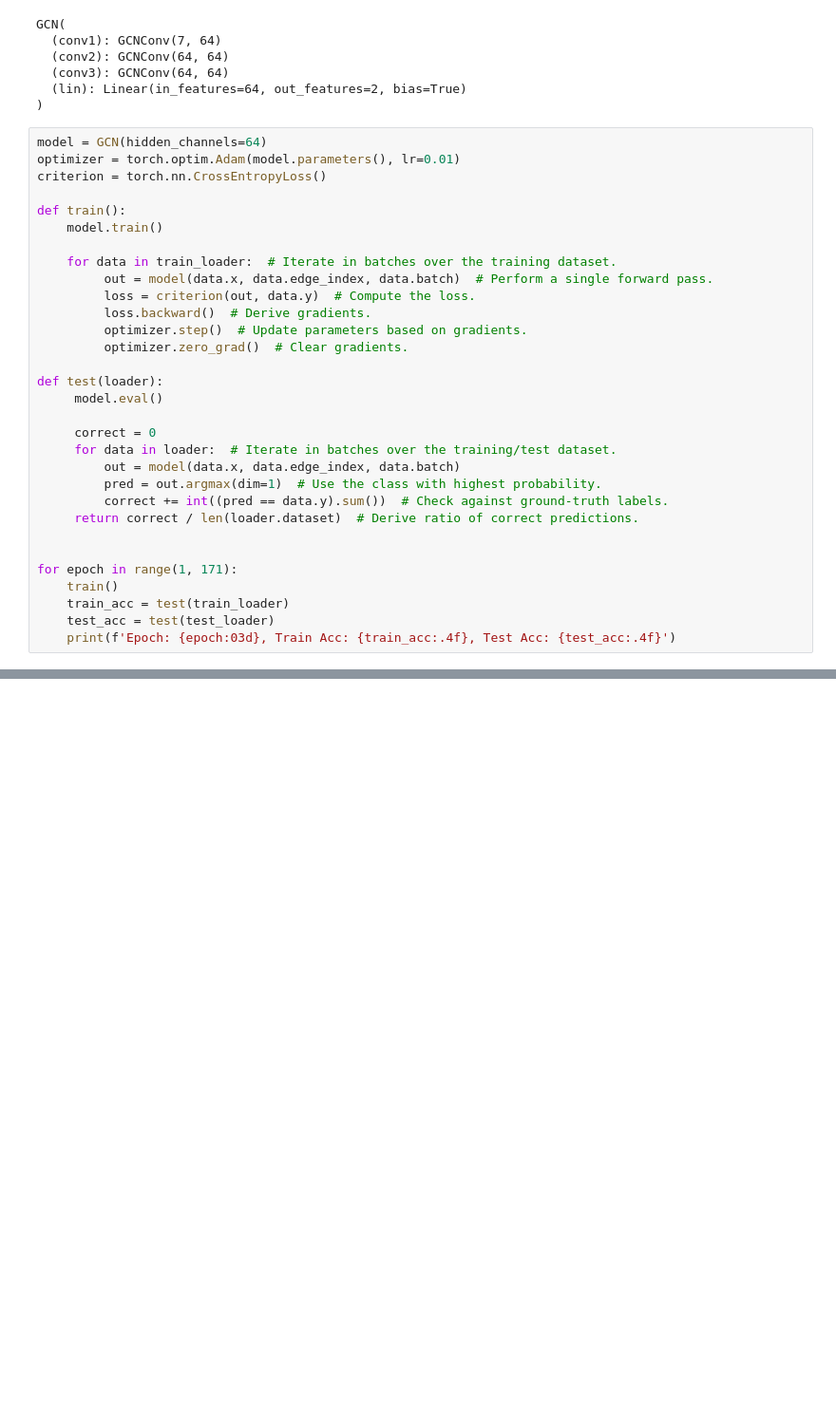
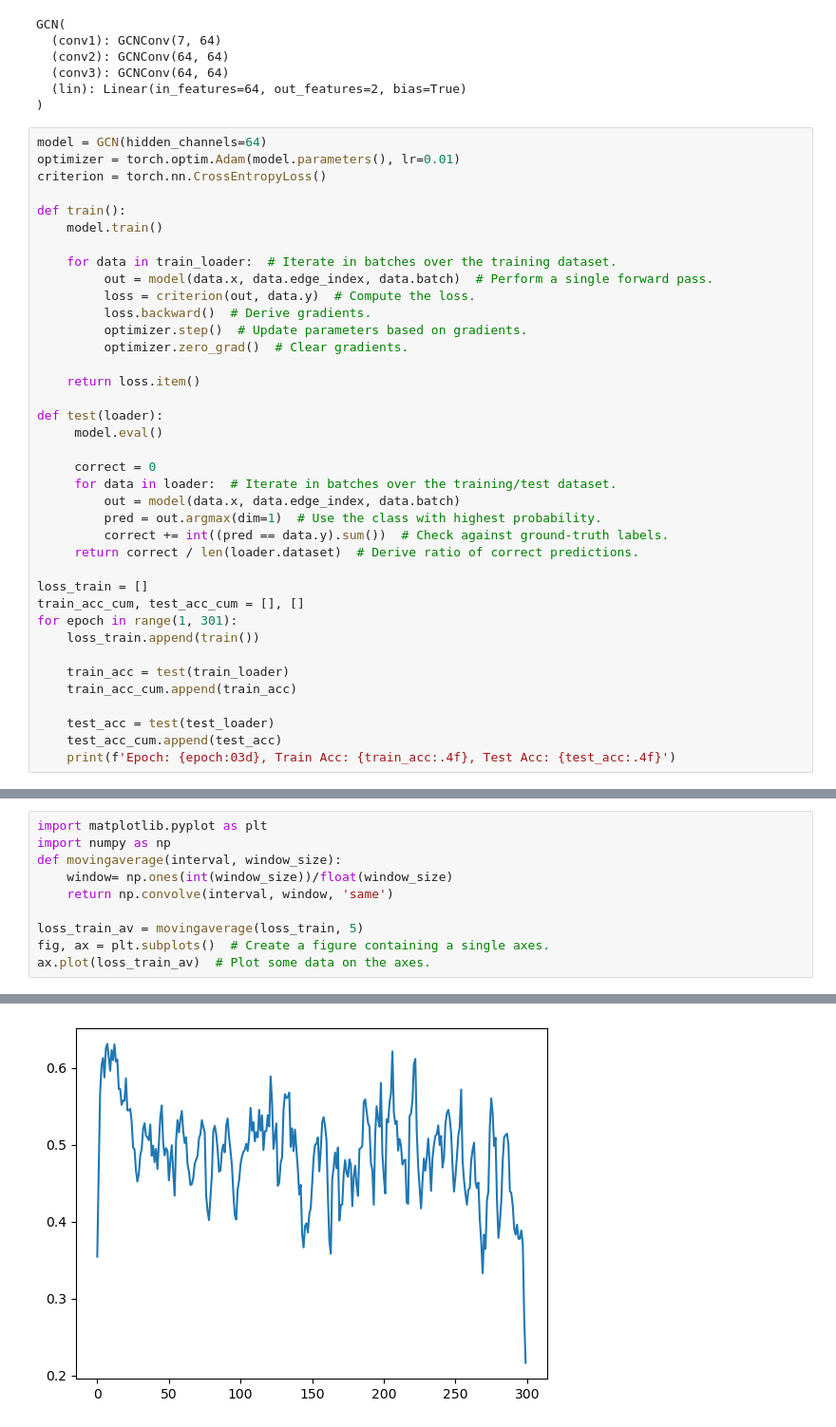
Before and after one commit to aehrlich1/pytorch_geometric_tutorials, a Jupyter notebook: 3_Graph_Classification.ipynb, the cells around one changed output, grey strips where cells are left out. Shown at 95% size. Drawn from its saved outputs; the diff is of its cells as text; blank space fills up the shorter version.

Commit message:
plot loss and accuracy over epochs

```diff
--- a/3_Graph_Classification.ipynb
+++ b/3_Graph_Classification.ipynb
@@ -164,6 +164,8 @@ def train():
          optimizer.step()  # Update parameters based on gradients.
          optimizer.zero_grad()  # Clear gradients.
 
+    return loss.item()
+
 def test(loader):
      model.eval()
 
@@ -174,11 +176,16 @@ def test(loader):
          correct += int((pred == data.y).sum())  # Check against ground-truth labels.
      return correct / len(loader.dataset)  # Derive ratio of correct predictions.
 
+loss_train = []
+train_acc_cum, test_acc_cum = [], []
+for epoch in range(1, 301):
+    loss_train.append(train())
 
-for epoch in range(1, 171):
-    train()
     train_acc = test(train_loader)
+    train_acc_cum.append(train_acc)
+
     test_acc = test(test_loader)
+    test_acc_cum.append(test_acc)
     print(f'Epoch: {epoch:03d}, Train Acc: {train_acc:.4f}, Test Acc: {test_acc:.4f}')
 # %% [output]
 Epoch: 001, Train Acc: 0.6467, Test Acc: 0.7368
@@ -200,0 +208,11 @@ Epoch: 999, Train Acc: 0.8867, Test Acc: 0.7632
+# %%
+import matplotlib.pyplot as plt
+import numpy as np
+def movingaverage(interval, window_size):
+    window= np.ones(int(window_size))/float(window_size)
+    return np.convolve(interval, window, 'same')
+
+loss_train_av = movingaverage(loss_train, 5)
+fig, ax = plt.subplots()  # Create a figure containing a single axes.
+ax.plot(loss_train_av)  # Plot some data on the axes.
+# %% [output]
@@ -200,0 +220 @@ Epoch: 999, Train Acc: 0.8867, Test Acc: 0.7632
+[figure, added]
```
Also changed, not shown: parts of 3 cells of this notebook.
